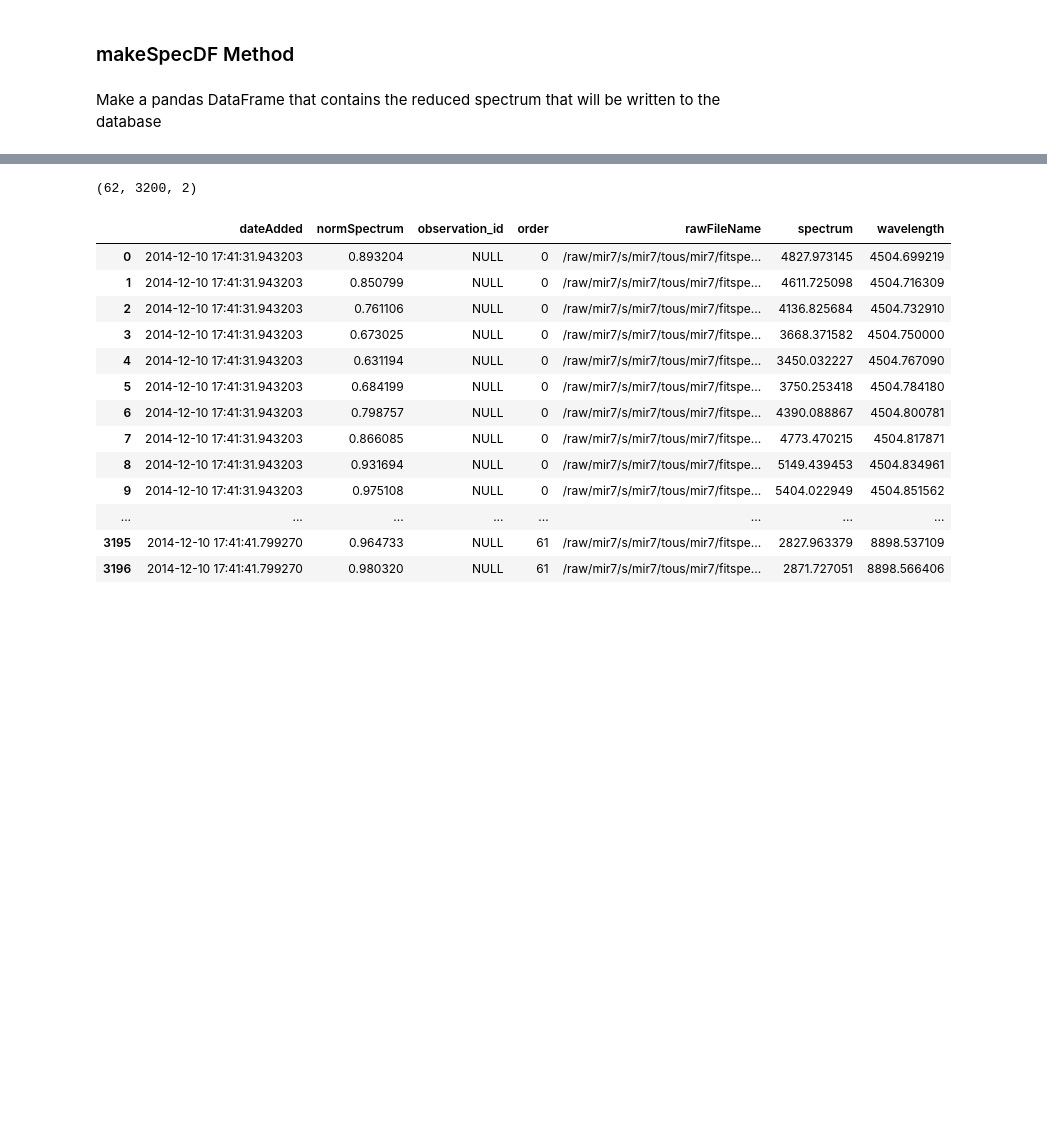
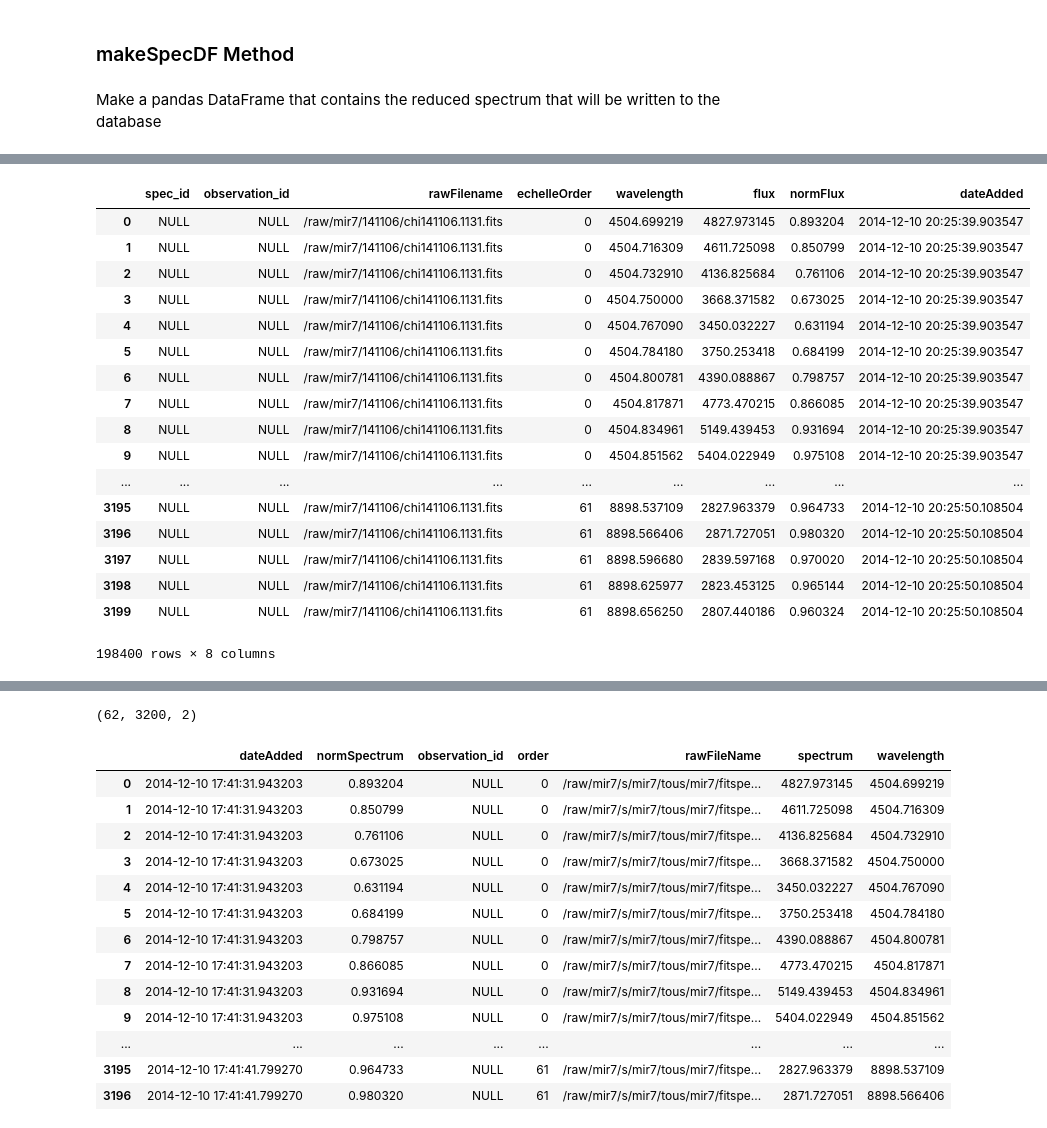
Before and after one commit to mattgiguere/chirondb, a Jupyter notebook: storeSpectrum.ipynb, the cells around one changed output, grey strips where cells are left out. Saved outputs shown, nothing was run; the diff lists cells and outputs as text; code cells hidden in the pictures; blank space fills up the shorter version.

```diff
--- a/storeSpectrum.ipynb
+++ b/storeSpectrum.ipynb
@@ -220,2 +244,23 @@ specObj.specdf
+# %%
+specObj.specdf
+# %% [output]
+|  | spec_id | observation_id | rawFilename | echelleOrder | wavelength | flux | normFlux | dateAdded |
+| 0 | NULL | NULL | /raw/mir7/141106/chi141106.1131.fits | 0 | 4504.699219 | 4827.973145 | 0.893204 | 2014-12-10 20:25:39.903547 |
+| 1 | NULL | NULL | /raw/mir7/141106/chi141106.1131.fits | 0 | 4504.716309 | 4611.725098 | 0.850799 | 2014-12-10 20:25:39.903547 |
+| 2 | NULL | NULL | /raw/mir7/141106/chi141106.1131.fits | 0 | 4504.732910 | 4136.825684 | 0.761106 | 2014-12-10 20:25:39.903547 |
+| 3 | NULL | NULL | /raw/mir7/141106/chi141106.1131.fits | 0 | 4504.750000 | 3668.371582 | 0.673025 | 2014-12-10 20:25:39.903547 |
+| 4 | NULL | NULL | /raw/mir7/141106/chi141106.1131.fits | 0 | 4504.767090 | 3450.032227 | 0.631194 | 2014-12-10 20:25:39.903547 |
+| 5 | NULL | NULL | /raw/mir7/141106/chi141106.1131.fits | 0 | 4504.784180 | 3750.253418 | 0.684199 | 2014-12-10 20:25:39.903547 |
+| 6 | NULL | NULL | /raw/mir7/141106/chi141106.1131.fits | 0 | 4504.800781 | 4390.088867 | 0.798757 | 2014-12-10 20:25:39.903547 |
+| 7 | NULL | NULL | /raw/mir7/141106/chi141106.1131.fits | 0 | 4504.817871 | 4773.470215 | 0.866085 | 2014-12-10 20:25:39.903547 |
+| 8 | NULL | NULL | /raw/mir7/141106/chi141106.1131.fits | 0 | 4504.834961 | 5149.439453 | 0.931694 | 2014-12-10 20:25:39.903547 |
+| 9 | NULL | NULL | /raw/mir7/141106/chi141106.1131.fits | 0 | 4504.851562 | 5404.022949 | 0.975108 | 2014-12-10 20:25:39.903547 |
+| ... | ... | ... | ... | ... | ... | ... | ... | ... |
+| 3195 | NULL | NULL | /raw/mir7/141106/chi141106.1131.fits | 61 | 8898.537109 | 2827.963379 | 0.964733 | 2014-12-10 20:25:50.108504 |
+| 3196 | NULL | NULL | /raw/mir7/141106/chi141106.1131.fits | 61 | 8898.566406 | 2871.727051 | 0.980320 | 2014-12-10 20:25:50.108504 |
+| 3197 | NULL | NULL | /raw/mir7/141106/chi141106.1131.fits | 61 | 8898.596680 | 2839.597168 | 0.970020 | 2014-12-10 20:25:50.108504 |
+| 3198 | NULL | NULL | /raw/mir7/141106/chi141106.1131.fits | 61 | 8898.625977 | 2823.453125 | 0.965144 | 2014-12-10 20:25:50.108504 |
+| 3199 | NULL | NULL | /raw/mir7/141106/chi141106.1131.fits | 61 | 8898.656250 | 2807.440186 | 0.960324 | 2014-12-10 20:25:50.108504 |
+198400 rows × 8 columns
 # %%
 specObj.writeSpectrum()
```
Also changed, not shown: parts of 12 cells of this notebook.
